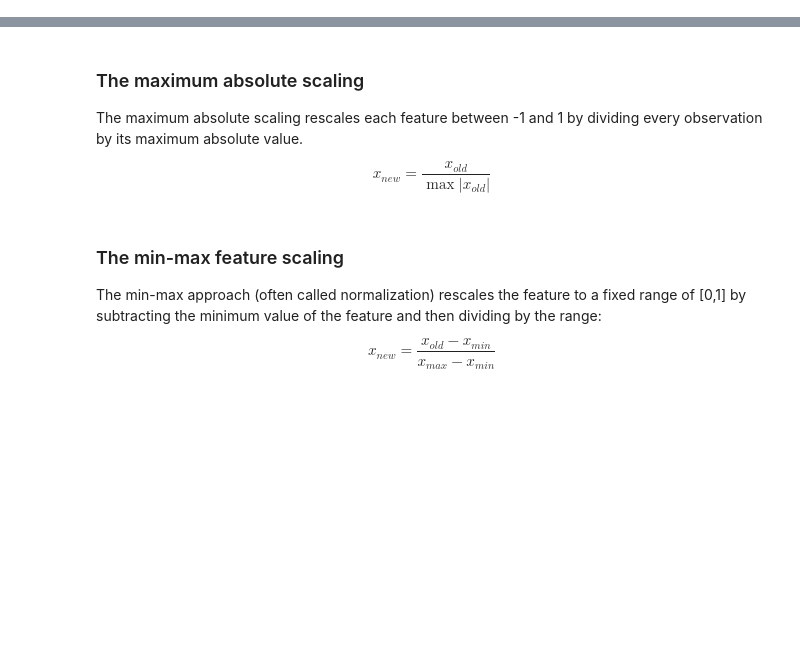
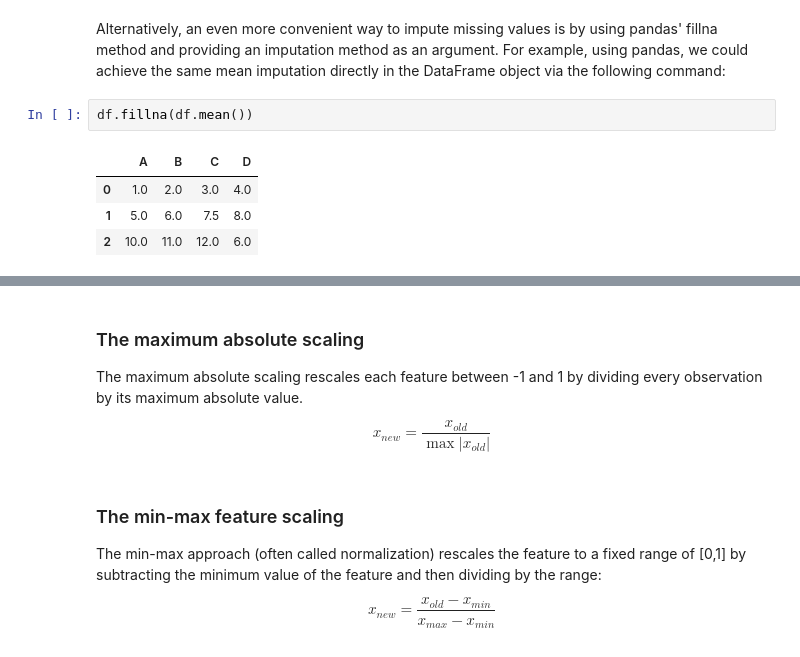
Before and after one commit to polyhedron-gdl/introduction-to-machine-learning-for-finance, a Jupyter notebook: 2022/1-notebooks/chapter-2-1.ipynb, the cells around one changed output, grey strips where cells are left out. Cells and saved outputs as stored; diff of their text form; blank space fills up the shorter version.

```diff
--- a/2022/1-notebooks/chapter-2-1.ipynb
+++ b/2022/1-notebooks/chapter-2-1.ipynb
@@ -20,0 +86,12 @@ the same scale for optimal performance, this process is called "Feature Normaliz
+# %% [markdown]
+Alternatively, an even more convenient way to impute missing values is by using
+pandas' fillna method and providing an imputation method as an argument. For
+example, using pandas, we could achieve the same mean imputation directly in the
+DataFrame object via the following command:
+# %%
+df.fillna(df.mean())
+# %% [output]
+|  | A | B | C | D |
+| 0 | 1.0 | 2.0 | 3.0 | 4.0 |
+| 1 | 5.0 | 6.0 | 7.5 | 8.0 |
+| 2 | 10.0 | 11.0 | 12.0 | 6.0 |
```
Also changed, not shown: parts of 18 cells of this notebook.
